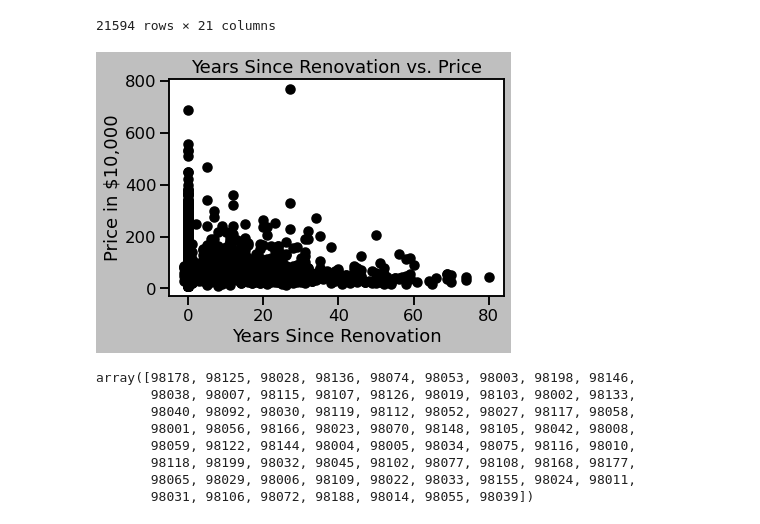
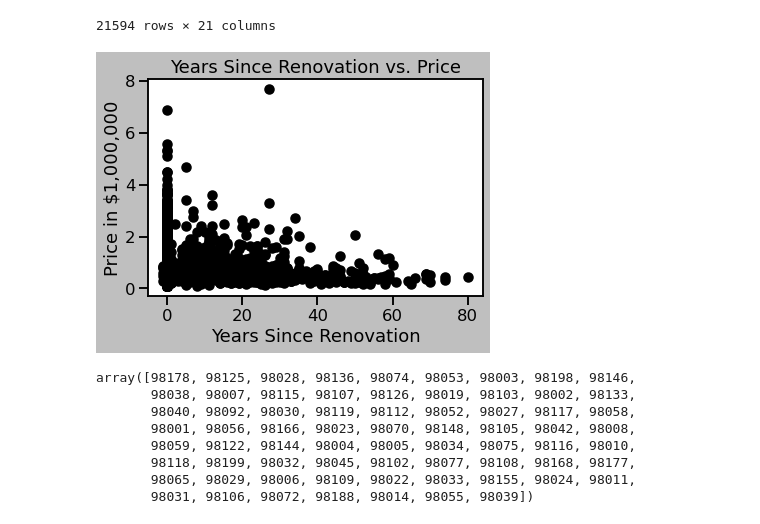
Before and after one commit to mzimmer52/Module-2, a Jupyter notebook: Final Version.ipynb, the cells around one changed output. Drawn from its saved outputs; the diff is of its cells as text; code cells hidden in the pictures.

```diff
--- a/Final Version.ipynb
+++ b/Final Version.ipynb
@@ -189,13 +189,13 @@ df["years_since_renovated"] = 0
 df.loc[df["yr_renovated"] != 0, "years_since_renovated"] = df.loc[df["yr_renovated"] != 0, "date"].str.slice(-4).astype(int) - df.loc[df["yr_renovated"] != 0, "yr_renovated"]
 # %%
 with plt.style.context("grayscale"):
-    plt.scatter(df["years_since_renovated"], df["price"]/10000);
+    plt.scatter(df["years_since_renovated"], df["price"]/1000000);
     plt.xlabel("Years Since Renovation")
-    plt.ylabel("Price in $10,000")
+    plt.ylabel("Price in $1,000,000")
     plt.title("Years Since Renovation vs. Price")
 #No real relationship
 # %% [output]
-[figure, old version]
+[figure, new version]
 # %%
 df.zipcode.unique()
 # 98106 - $53,174 Median Family Income - Poorest zipcode
```
Also changed, not shown: parts of 31 cells of this notebook, 3 other files.
